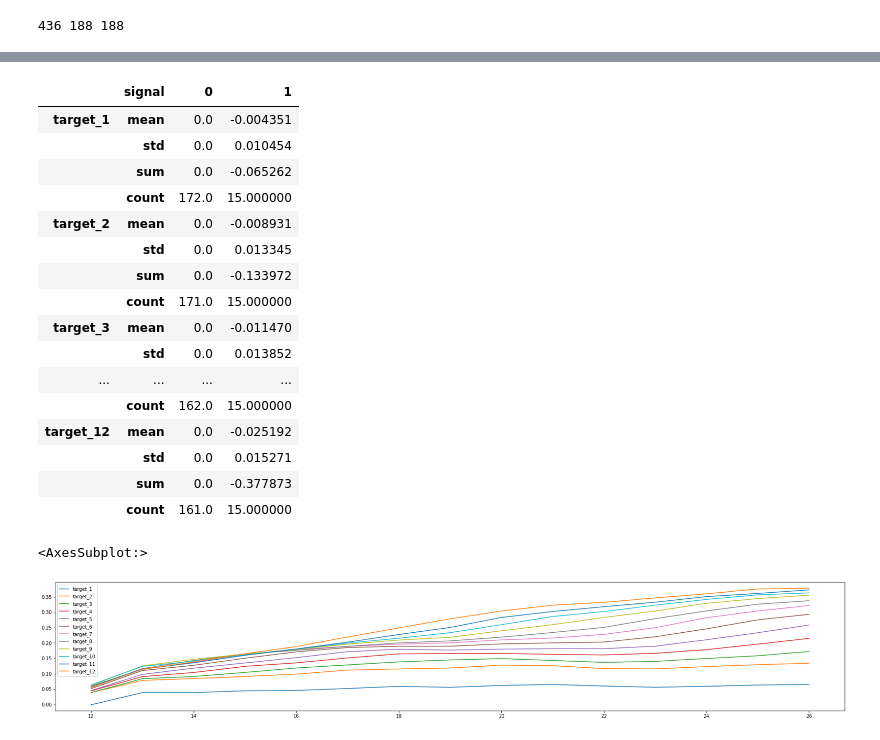
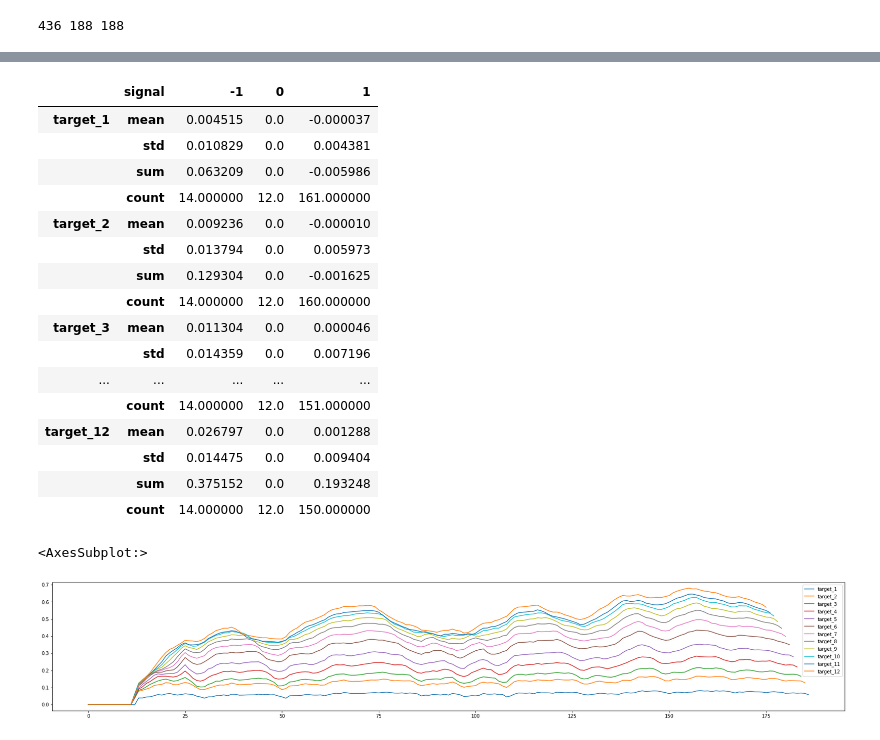
Before and after one commit to sergio12S/quant-AI, a Jupyter notebook: analyse_rnn.ipynb, the cells around one changed output, grey strips where cells are left out. Saved outputs shown, nothing was run; the diff lists cells and outputs as text; code cells hidden in the pictures.

```diff
--- a/analyse_rnn.ipynb
+++ b/analyse_rnn.ipynb
@@ -87,18 +87,17 @@ for i, v in trading_data.iterrows():
         data = scaler.scaler.transform(actual_data.values)
         predicted = model.predict(data.reshape(-1, 12, len(cols)))
         expected_price = scaler.inverse_min_max_scaler(predicted)
-        open_price = actual_data['open'].values[0]
+        open_price = actual_data['close'].values[0]
         min_price = expected_price[0][2]
-        min_prcie_percentage = (open_price - min_price) / open_price
+        min_prcie_percentage = (min_price - open_price) / open_price
         max_price = expected_price[0][1]
-        max_prcie_percentage = (open_price - max_price) / open_price
+        max_prcie_percentage = (min_price - open_price) / open_price
         range_price = max_price - min_price
         volatility = range_price / open_price
         last_price = actual_data.iloc[-1]['close']
     if max_prcie_percentage > 0:
+        trading_data.loc[i, 'signal'] = 1
+    if min_prcie_percentage < 0:
         trading_data.loc[i, 'signal'] = -1
-    if min_prcie_percentage < 0:
-        trading_data.loc[i, 'signal'] = 1
-    break
 # %% [output]
 1/1 [==============================] - 0s 13ms/step
@@ -126,25 +127,25 @@ for i in range(1, 13):
 # %%
 trading_data.groupby('signal')[columns].agg(['mean', 'std', 'sum', 'count']).T
 # %% [output]
-|  | signal | 0 | 1 |
-| target_1 | mean | 0.0 | -0.004351 |
-|  | std | 0.0 | 0.010454 |
-|  | sum | 0.0 | -0.065262 |
-|  | count | 172.0 | 15.000000 |
-| target_2 | mean | 0.0 | -0.008931 |
-|  | std | 0.0 | 0.013345 |
-|  | sum | 0.0 | -0.133972 |
-|  | count | 171.0 | 15.000000 |
-| target_3 | mean | 0.0 | -0.011470 |
-|  | std | 0.0 | 0.013852 |
-| ... | ... | ... | ... |
-|  | count | 162.0 | 15.000000 |
-| target_12 | mean | 0.0 | -0.025192 |
-|  | std | 0.0 | 0.015271 |
-|  | sum | 0.0 | -0.377873 |
-|  | count | 161.0 | 15.000000 |
+|  | signal | -1 | 0 | 1 |
+| target_1 | mean | 0.004515 | 0.0 | -0.000037 |
+|  | std | 0.010829 | 0.0 | 0.004381 |
+|  | sum | 0.063209 | 0.0 | -0.005986 |
+|  | count | 14.000000 | 12.0 | 161.000000 |
+| target_2 | mean | 0.009236 | 0.0 | -0.000010 |
+|  | std | 0.013794 | 0.0 | 0.005973 |
+|  | sum | 0.129304 | 0.0 | -0.001625 |
+|  | count | 14.000000 | 12.0 | 160.000000 |
+| target_3 | mean | 0.011304 | 0.0 | 0.000046 |
+|  | std | 0.014359 | 0.0 | 0.007196 |
+| ... | ... | ... | ... | ... |
+|  | count | 14.000000 | 12.0 | 151.000000 |
+| target_12 | mean | 0.026797 | 0.0 | 0.001288 |
+|  | std | 0.014475 | 0.0 | 0.009404 |
+|  | sum | 0.375152 | 0.0 | 0.193248 |
+|  | count | 14.000000 | 12.0 | 150.000000 |
 # %%
-trading_data[trading_data['signal'] == 1][columns].cumsum().divide(-1).plot(figsize=(30, 5))
+trading_data[columns].cumsum().plot(figsize=(30, 5))
 # %% [output]
 <AxesSubplot:>
-[figure, old version]
+[figure, new version]
```
Also changed, not shown: parts of 2 cells of this notebook.
